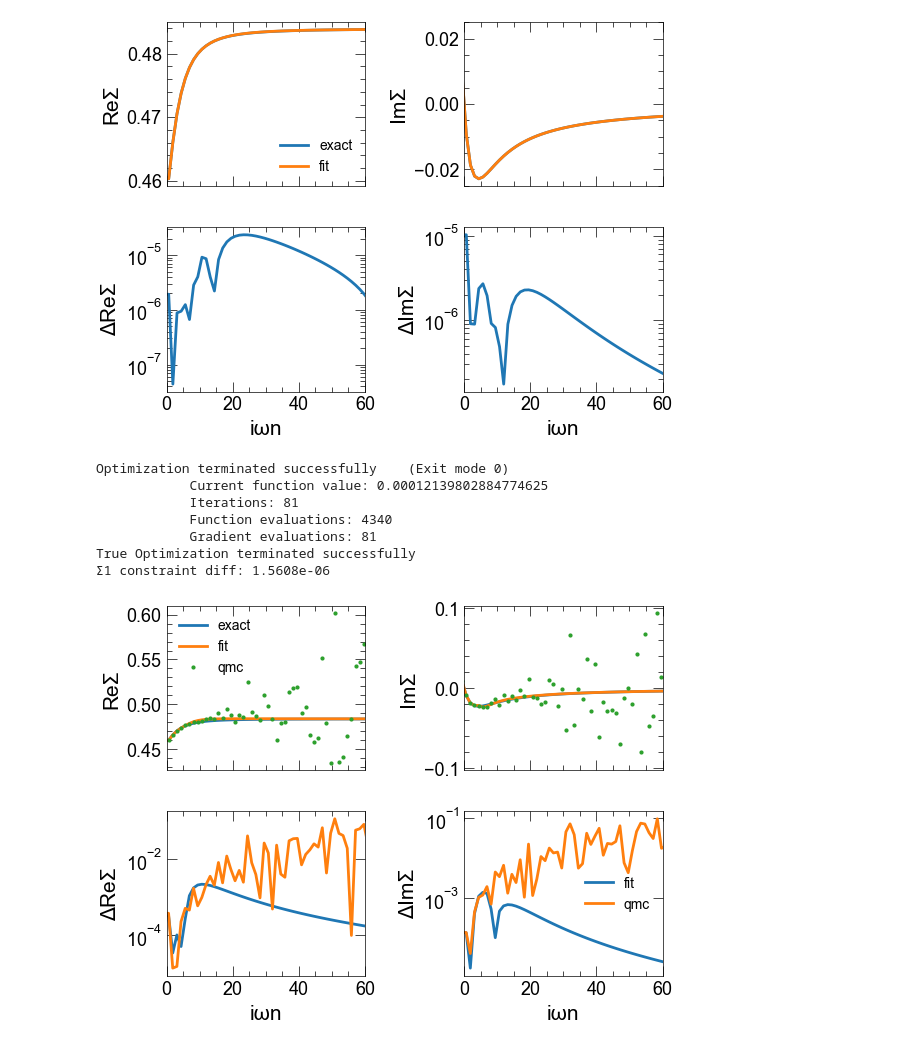
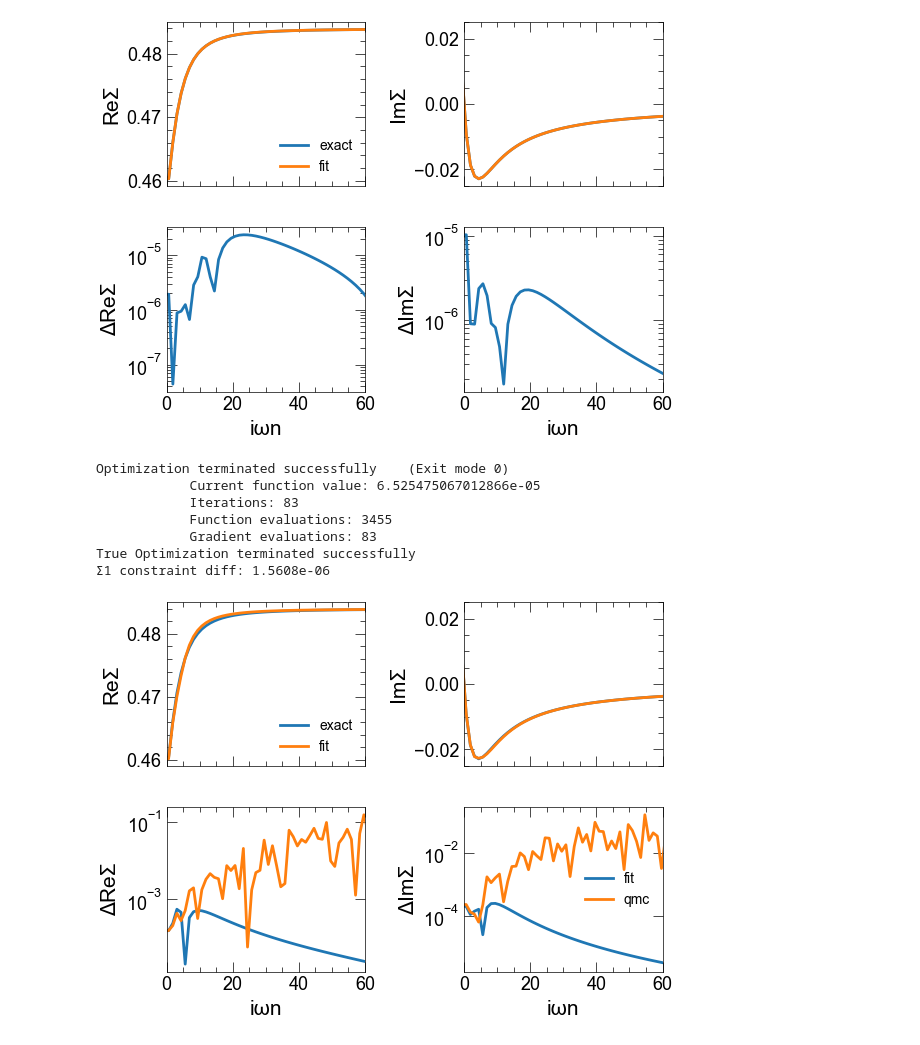
Before and after one commit to harrisonlabollita/fitdlr, a Jupyter notebook: dimer/Constraining DLR - No Inversion.ipynb, the cells around one changed output. Drawn from its saved outputs; the diff is of its cells as text; code cells hidden in the pictures.

```diff
--- a/dimer/Constraining DLR - No Inversion.ipynb
+++ b/dimer/Constraining DLR - No Inversion.ipynb
@@ -91,6 +91,19 @@ def constrained_lstsq_dlr_from_tau(d,         # dlr class
 
     dtype = complex
     nX = nx * (no + 2*N)
+
+    # precompute Mkl
+    def compute_mkl(d):
+        Mkl = np.zeros((len(d), len(d)), dtype=np.float128)
+        for iwk, wk in enumerate(d.dlrrf):
+            for iwl, wl in enumerate(d.dlrrf):
+                K0wk, Kbwk = kernel(np.array([0,1]), np.array([wk])).flatten()
+                K0wl, Kbwl = kernel(np.array([0,1]), np.array([wl])).flatten()
+                if np.fabs(wk+wl) < 1e-13:
+                    Mkl[iwk,iwl] = K0wk*K0wl
+                else:
+                    Mkl[iwk, iwl] = (1/(beta*(wk+wl)))*(K0wk*K0wl - Kbwk*Kbwl)
+        return Mkl
 
     # fold and unfold complex numbers
 
@@ -158,9 +171,9 @@ def constrained_lstsq_dlr_from_tau(d,         # dlr class
         # done on DLR nodes of iw
         err_waa = g_waa - g0_waa - g0_waa[:,...]@sig_waa[:,...]@g_waa[:,...]
 
-        # Res(iw) = G(iw) - G0(iw) - G0(iw)Σ(iw)G(iw)
-        # compute DLR of Res(iw)
-        # Res(tau)
+        #err_xaa = d.lstsq_dlr_from_matsubara(freq, err_waa, beta)
+        # ||R||^2 = r^T @ M @ r
+        #R = np.einsum('nmk,kl,lnm->nm', err_xaa.T, Mkl, err_xaa).flatten()
         return err_waa.flatten()
 
     def target_function(x_sig):
@@ -178,12 +191,13 @@ def constrained_lstsq_dlr_from_tau(d,         # dlr class
     #sig_init_xaa = np.empty_like(g_init_xaa)
     freq = d.get_matsubara_frequencies(beta)
 
-    sig_init_xaa = d.lstsq_dlr_from_matsubara(freq, np.linalg.inv(g0_waa[:,...])-
-                                                                 np.linalg.inv(g_waa[:,...])-sig_infty,
+    sig_init_xaa = d.lstsq_dlr_from_matsubara(freq,
+                   np.linalg.inv(g0_waa[:,...])-np.linalg.inv(g_waa[:,...])-sig_infty,
                                               beta)
 
-    #x_init  = x_from_g(g_init_xaa)         # DLR coeffs of G(tau)
-    #x0_init = x_from_g(g0_init_xaa)        # DLR coeffs of G0(tau
+    #Mkl = compute_mkl(d)
+
+
     x_sig = x_from_g(sig_init_xaa)      # DLR coeffs of Σ(iwn)-Σoo.
 
     # minimize
@@ -192,6 +206,7 @@ def constrained_lstsq_dlr_from_tau(d,         # dlr class
         constraints=constraints,
         options=dict(ftol=ftol, maxiter=10000, disp=True),
         )
+
     print(sol.success, sol.message)
 
     sig_xaa = g_from_x(sol.x)
@@ -266,7 +281,7 @@ tol = 1e-4
 G_tau_qmc= G_tau_ref.copy()
 for block, _ in G_tau_qmc: G_tau_qmc[block].data[:] += np.random.normal(scale=tol, size=G_tau_qmc[block].data.shape)
 Sigma_iw_qmc = inverse(G0_iw) - inverse(make_gf_from_fourier(G_tau_qmc))
-d = dlr(lamb=30,eps=1e-6)
+d = dlr(lamb=20,eps=1e-5)
 # %%
 sig_xaa, sol = constrained_lstsq_dlr_from_tau(d,
                                    tau_i,
@@ -280,37 +295,35 @@ Sigma_iw_fit = Sigma_iw_ref.copy()
 Sigma_iw_fit['up'].data[:] = d.eval_dlr_freq(sig_xaa, iw_i, beta)+sigma_moments['up'][0]
 # %% [output]
 Optimization terminated successfully    (Exit mode 0)
-            Current function value: 0.00012139802884774625
-            Iterations: 81
-            Function evaluations: 4340
-            Gradient evaluations: 81
+            Current function value: 6.525475067012866e-05
+            Iterations: 83
+            Function evaluations: 3455
+            Gradient evaluations: 83
 True Optimization terminated successfully
 Σ1 constraint diff: 1.5608e-06
 # %%
 fig, ax = plt.subplots(2,2,sharex=True,)
 ax[0,0].plot(iwn.imag, Sigma_iw_ref['up'].data[:,0,0].real, label='exact')
 ax[0,0].plot(iwn.imag, Sigma_iw_fit['up'].data[:,0,0].real, label='fit')
-ax[0,0].plot(iwn.imag, Sigma_iw_qmc['up'].data[:,0,0].real, 'o', label='qmc',ms=2)
 ax[0,0].set_ylabel('ReΣ')
 ax[1,0].semilogy(iwn.imag, np.abs(Sigma_iw_ref['up'].data[:,0,0].real-Sigma_iw_fit['up'].data[:,0,0].real), label='fit',)
 ax[1,0].semilogy(iwn.imag, np.abs(Sigma_iw_ref['up'].data[:,0,0].real-Sigma_iw_qmc['up'].data[:,0,0].real), label='qmc')
 ax[1,0].set_ylabel('ΔReΣ')
 ax[1,0].set_xlabel('iωn')
 ax[0,0].legend()
 ax[0,1].plot(iwn.imag, Sigma_iw_ref['up'].data[:,0,0].imag, label='exact')
 ax[0,1].plot(iwn.imag, Sigma_iw_fit['up'].data[:,0,0].imag, label='fit')
-ax[0,1].plot(iwn.imag, Sigma_iw_qmc['up'].data[:,0,0].imag, 'o', label='qmc',ms=2)
 ax[0,1].set_ylabel('ImΣ')
 ax[1,1].semilogy(iwn.imag, np.abs(Sigma_iw_ref['up'].data[:,0,0].imag-Sigma_iw_fit['up'].data[:,0,0].imag),label='fit')
 ax[1,1].semilogy(iwn.imag, np.abs(Sigma_iw_ref['up'].data[:,0,0].imag-Sigma_iw_qmc['up'].data[:,0,0].imag), label='qmc')
 ax[1,1].set_ylabel('ΔImΣ')
 ax[1,1].set_xlabel('iωn')
 ax[1,1].legend()
 ax[0,0].set_xlim(0,60)
 plt.subplots_adjust(hspace=0.25, wspace=0.5)
 plt.show()
 # %% [output]
-[figure, old version]
+[figure, new version]
 # %%
 tol = 1e-4
 G_tau_qmc= G_tau_ref.copy()
```
Also changed, not shown: parts of 13 cells of this notebook, 1 other file.
